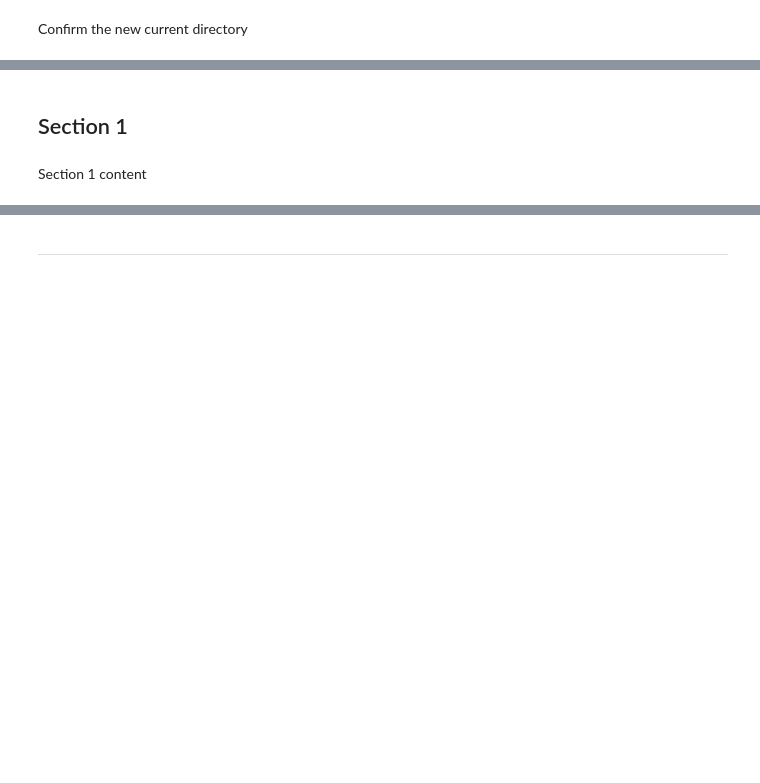
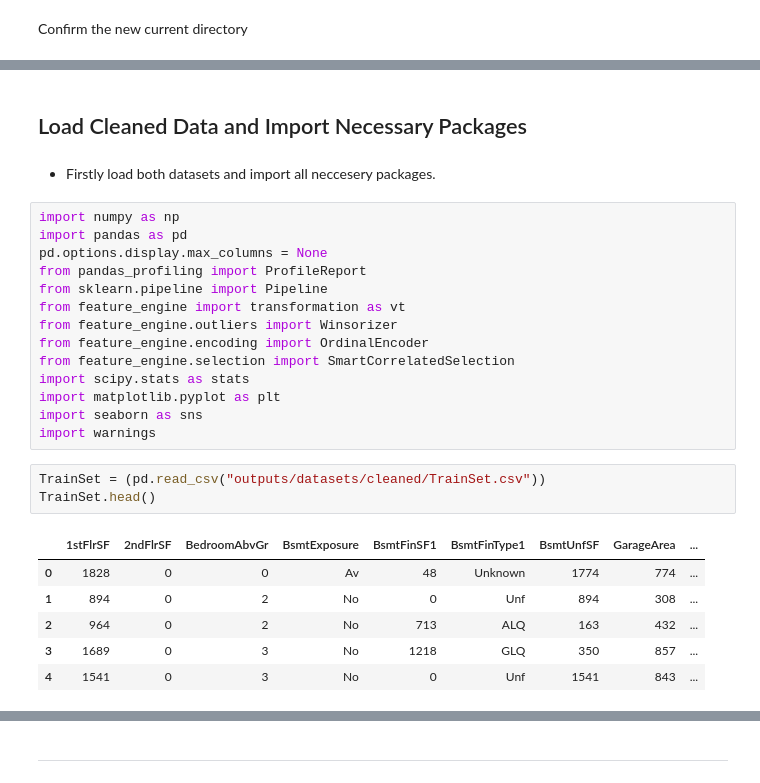
Before and after one commit to GeorgeOsborn97/CI-Project-5-Predictive-Analytics, a Jupyter notebook: jupyter_notebooks/04 - FeatureEngineering.ipynb, the cells around one changed output, grey strips where cells are left out. Drawn from its saved outputs; the diff is of its cells as text; blank space fills up the shorter version.

Commit message:
Finish categorical encoding and numerical transformation in Feature engineering

```diff
--- a/jupyter_notebooks/04 - FeatureEngineering.ipynb
+++ b/jupyter_notebooks/04 - FeatureEngineering.ipynb
@@ -41,4 +54,28 @@ current_dir
-# %% [markdown]
-## Section 1
-# %% [markdown]
-Section 1 content
+# %% [markdown]
+## Load Cleaned Data and Import Necessary Packages
+# %% [markdown]
+* Firstly load both datasets and import all neccesery packages.
+# %%
+import numpy as np
+import pandas as pd
+pd.options.display.max_columns = None
+from pandas_profiling import ProfileReport
+from sklearn.pipeline import Pipeline
+from feature_engine import transformation as vt
+from feature_engine.outliers import Winsorizer
+from feature_engine.encoding import OrdinalEncoder
+from feature_engine.selection import SmartCorrelatedSelection
+import scipy.stats as stats
+import matplotlib.pyplot as plt
+import seaborn as sns
+import warnings
+# %%
+TrainSet = (pd.read_csv("outputs/datasets/cleaned/TrainSet.csv"))
+TrainSet.head()
+# %% [output]
+|  | 1stFlrSF | 2ndFlrSF | BedroomAbvGr | BsmtExposure | BsmtFinSF1 | BsmtFinType1 | BsmtUnfSF | GarageArea | ... |
+| 0 | 1828 | 0 | 0 | Av | 48 | Unknown | 1774 | 774 | ... |
+| 1 | 894 | 0 | 2 | No | 0 | Unf | 894 | 308 | ... |
+| 2 | 964 | 0 | 2 | No | 713 | ALQ | 163 | 432 | ... |
+| 3 | 1689 | 0 | 3 | No | 1218 | GLQ | 350 | 857 | ... |
+| 4 | 1541 | 0 | 3 | No | 0 | Unf | 1541 | 843 | ... |
```
Also changed, not shown: parts of 25 cells of this notebook, 1 other file.
